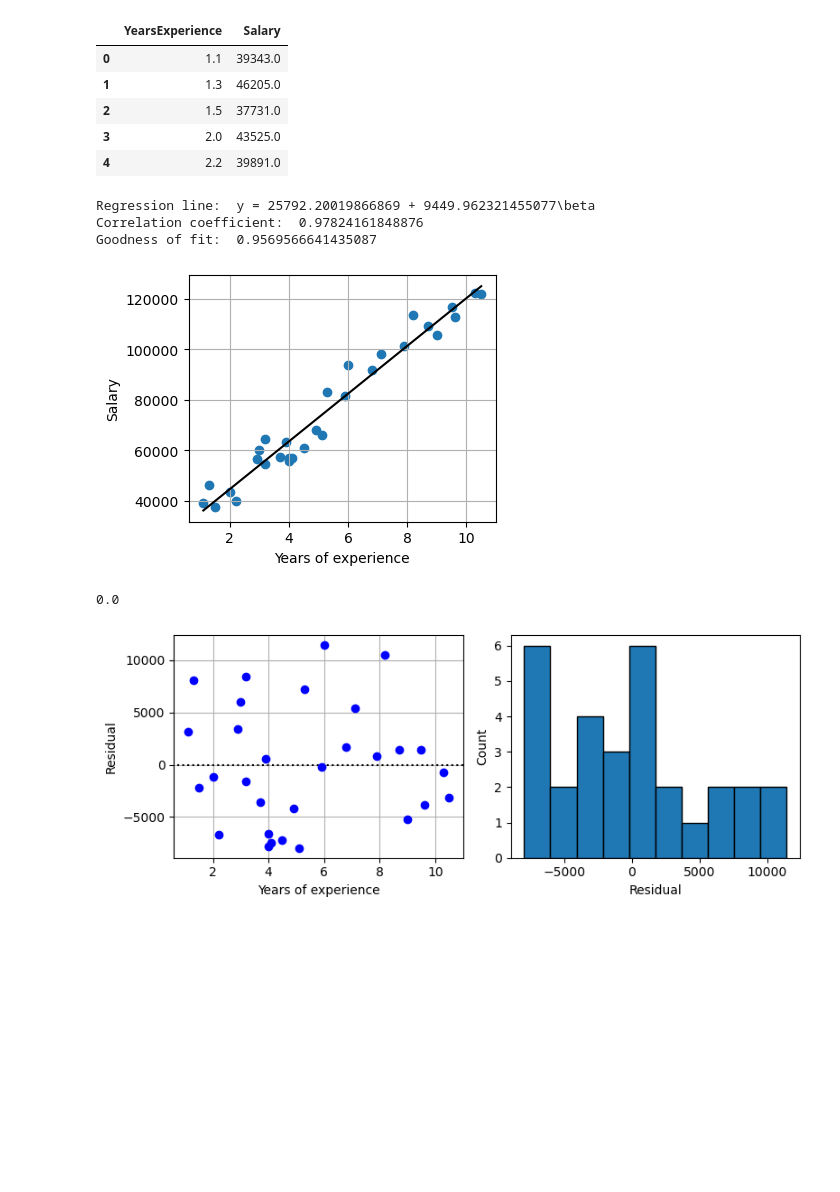
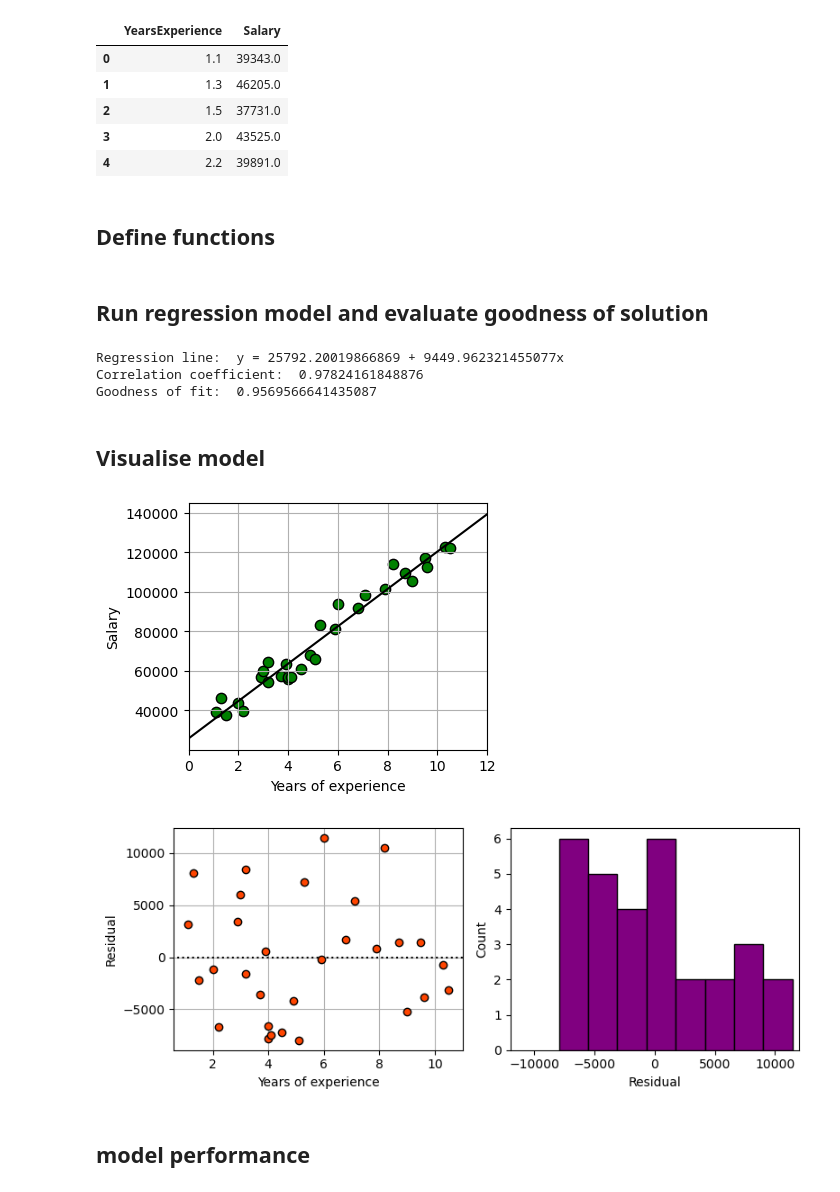
Before and after one commit to RobSLong/Data-Science, a Jupyter notebook: Regression/linear_regression/simple_linear_regression.ipynb, the cells around one changed output. Cells and saved outputs as stored; diff of their text form; code cells hidden in the pictures; blank space fills up the shorter version.

```diff
--- a/Regression/linear_regression/simple_linear_regression.ipynb
+++ b/Regression/linear_regression/simple_linear_regression.ipynb
@@ -14,21 +18,38 @@ data.head()
 | 2 | 1.5 | 37731.0 |
 | 3 | 2.0 | 43525.0 |
 | 4 | 2.2 | 39891.0 |
+# %% [markdown]
+## Define functions
 # %%
 def lin_reg(x, y):
+    """ Function to compute coefficients of linear regression model
+    input - x: independent variable [columnar array]
+          - y: dependent variable [columnar array]
+    output - beta0: coefficient representing the y-intercept [float]
+           - beta1: coefficient representing the gradient [float]
+           - reg_line: [str]
+    """
     N = len(x)
     xmean, ymean = x.mean(), y.mean()
+    # beta expressions derived from calculus estimations
     beta1 = (((x - xmean)*(y - ymean)).sum()) / (((x - xmean)**2.).sum())
     beta0 = ymean - (beta1 * xmean)
-    reg_line = r'y = {} + {}\beta'.format(beta0, beta1)
+    reg_line = r'y = {} + {}x'.format(beta0, beta1)
     return beta0, beta1, reg_line
 
 def corr_coeff(x,y):
+    """ Function computes the correlation efficient, R-squared
+    input - x: independent variable [columnar array]
+          - y: dependent variable [columnar array]
+    output - R: coefficient of determination [float]
+    """
     N = len(x)
-    num = (N * (x * y).sum()) - (x.sum() * y.sum())
-    den = np.sqrt((N * (x**2.).sum() - x.sum()**2.) * (N * (y**2.).sum() - y.sum()**2.))
-    R = num/den
+    num = (N * (x * y).sum()) - (x.sum() * y.sum()) # define numerator
+    den = np.sqrt((N * (x**2.).sum() - x.sum()**2.) * (N * (y**2.).sum() - y.sum()**2.)) # define denominator
+    R = num/den # compute R
     return R
+# %% [markdown]
+## Run regression model and evaluate goodness of solution
 # %%
 b0, b1, rline = lin_reg(x,y)
 print('Regression line: ', rline)
@@ -36,43 +57,49 @@ R = corr_coeff(x,y)
 print('Correlation coefficient: ', R)
 print('Goodness of fit: ', R**2.)
 # %% [output]
-Regression line:  y = 25792.20019866869 + 9449.962321455077\beta
+Regression line:  y = 25792.20019866869 + 9449.962321455077x
 Correlation coefficient:  0.97824161848876
 Goodness of fit:  0.9569566641435087
+# %% [markdown]
+## Visualise model
 # %%
 plt.figure(figsize=(4.2,3.2), dpi=100)
-plt.scatter(x,y)
-plt.plot(x, b0 + b1*x, 'k')
-plt.xlim([min(x)-0.5, max(x)+0.5])
+plt.grid()
+plt.scatter(x,y, edgecolor='k', color='green', s=55)
+xplot = np.linspace(0,12,10)
+plt.plot(xplot, b0 + b1*xplot, 'k')
+plt.xlim([0, 12]);
 plt.xlabel('Years of experience', fontsize=10)
 plt.ylabel('Salary', fontsize=10)
-plt.grid()
+
 plt.tight_layout()
 plt.show()
 # %% [output]
-[figure, old version]
+[figure, new version]
 # %%
+# inspect performance of model
+# compute residual for each observation
 residual = []
 for i in range(0,len(x)):
     residual.append(y[i]-(b0 + b1*x[i]))
-print(sum(residual))
+
 
 plt.figure(figsize=(8,3.2), dpi=100)
 plt.subplot(1,2,1)
 plt.plot([0,100],[0,0],'k:')
-plt.plot(x, (y-(b0 + b1*x)),'bo')
+plt.plot(x, residual,'o', color='orangered', mec='k')
 plt.xlim([min(x)-0.5, max(x)+0.5])
 plt.xlabel('Years of experience', fontsize=10); plt.ylabel('Residual', fontsize=10)
 plt.grid()
 
-
 plt.subplot(1,2,2)
-# Creating histogram
-N, bins, patches = plt.hist(residual, edgecolor='k')
+# Create histogram
+N, bins, patches = plt.hist(residual, 8, edgecolor='k', color='purple') # choose 8 bins
 plt.xlabel('Residual', fontsize=10); plt.ylabel('Count', fontsize=10)
+plt.xlim([-1.2e4, 1.2e4])
 plt.tight_layout()
-
 plt.show()
 # %% [output]
-0.0
-[figure, old version]
+[figure, new version]
+# %% [markdown]
+## model performance
```
Also changed, not shown: parts of 3 cells of this notebook.
